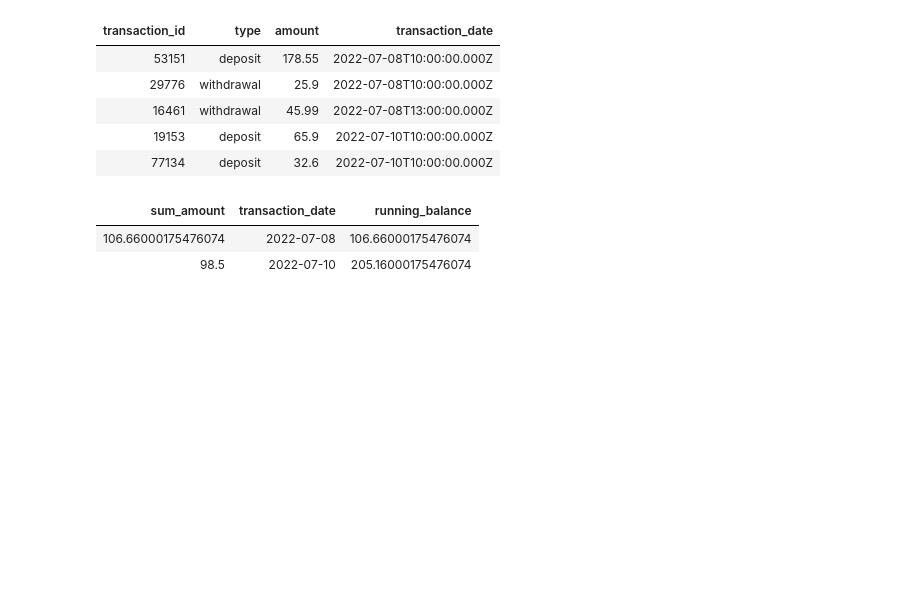
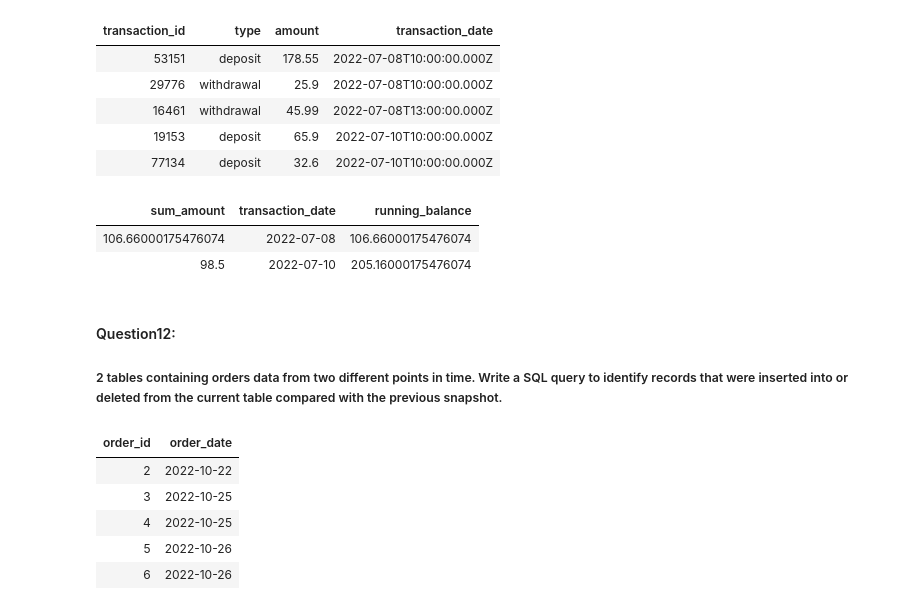
Before and after one commit to Rupam-1/SQL-Pyspark-practise_youtube, a Jupyter notebook: 04. SQL - Part3.ipynb, the cells around one changed output. Saved outputs shown, nothing was run; the diff lists cells and outputs as text; code cells hidden in the pictures; blank space fills up the shorter version.

```diff
--- a/04. SQL - Part3.ipynb
+++ b/04. SQL - Part3.ipynb
@@ -1145,3 +1145,41 @@ from cte1;
 | sum_amount | transaction_date | running_balance |
 | 106.66000175476074 | 2022-07-08 | 106.66000175476074 |
 | 98.5 | 2022-07-10 | 205.16000175476074 |
+# %% [markdown]
+#### Question12:
+##### 2 tables containing orders data from two different points in time. Write a SQL query to identify records that were inserted into or deleted from the current table compared with the previous snapshot.
+# %%
+%sql
+DROP TABLE IF EXISTS tbl_orders;
+CREATE TABLE tbl_orders (
+    order_id INT,
+    order_date DATE
+);
+INSERT INTO tbl_orders VALUES
+(1, '2022-10-21'),
+(2, '2022-10-22'),
+(3, '2022-10-25'),
+(4, '2022-10-25');
+
+-- Create a copy
+DROP TABLE IF EXISTS tbl_orders_copy;
+CREATE TABLE tbl_orders_copy AS
+SELECT * FROM tbl_orders;
+
+-- Add new records
+INSERT INTO tbl_orders VALUES
+(5, '2022-10-26'),
+(6, '2022-10-26');
+
+-- Delete order 1
+DELETE FROM tbl_orders WHERE order_id = 1;
+
+-- Check original table
+SELECT * FROM tbl_orders;
+# %% [output]
+| order_id | order_date |
+| 2 | 2022-10-22 |
+| 3 | 2022-10-25 |
+| 4 | 2022-10-25 |
+| 5 | 2022-10-26 |
+| 6 | 2022-10-26 |
```
Also changed, not shown: parts of 2 cells of this notebook, 1 other file.
